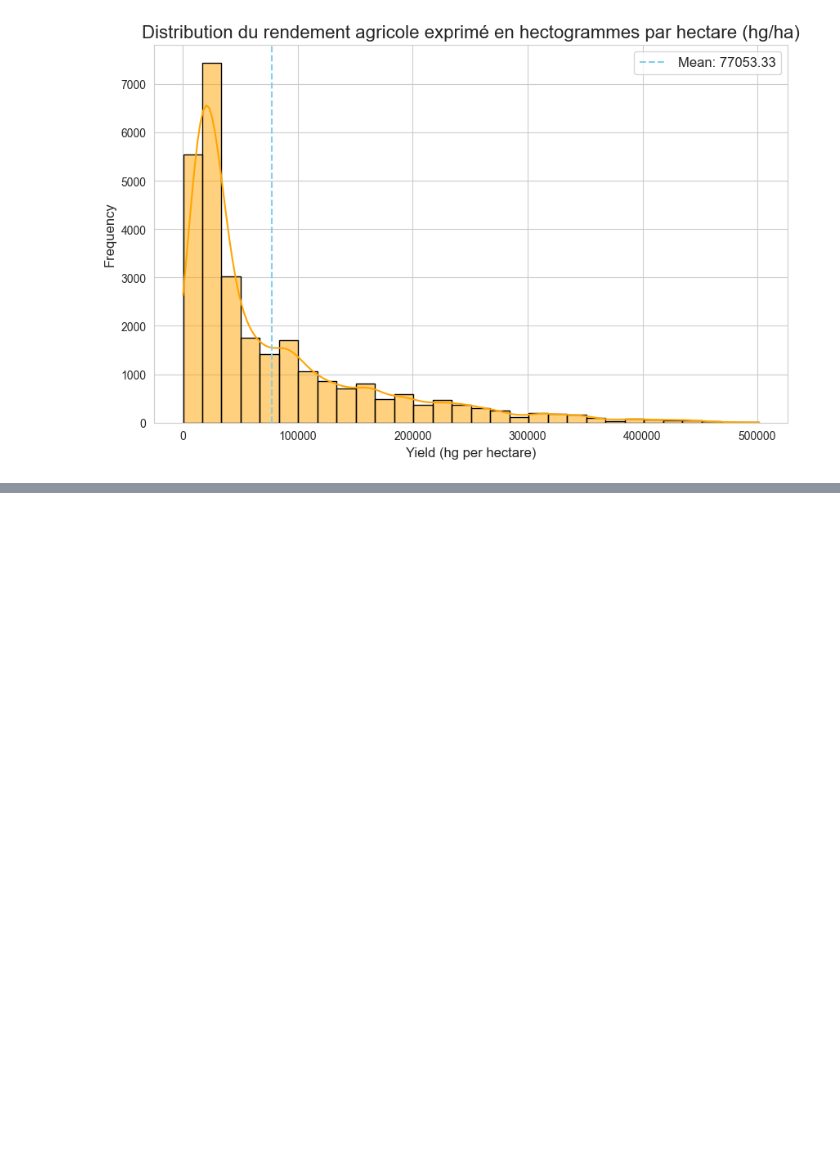
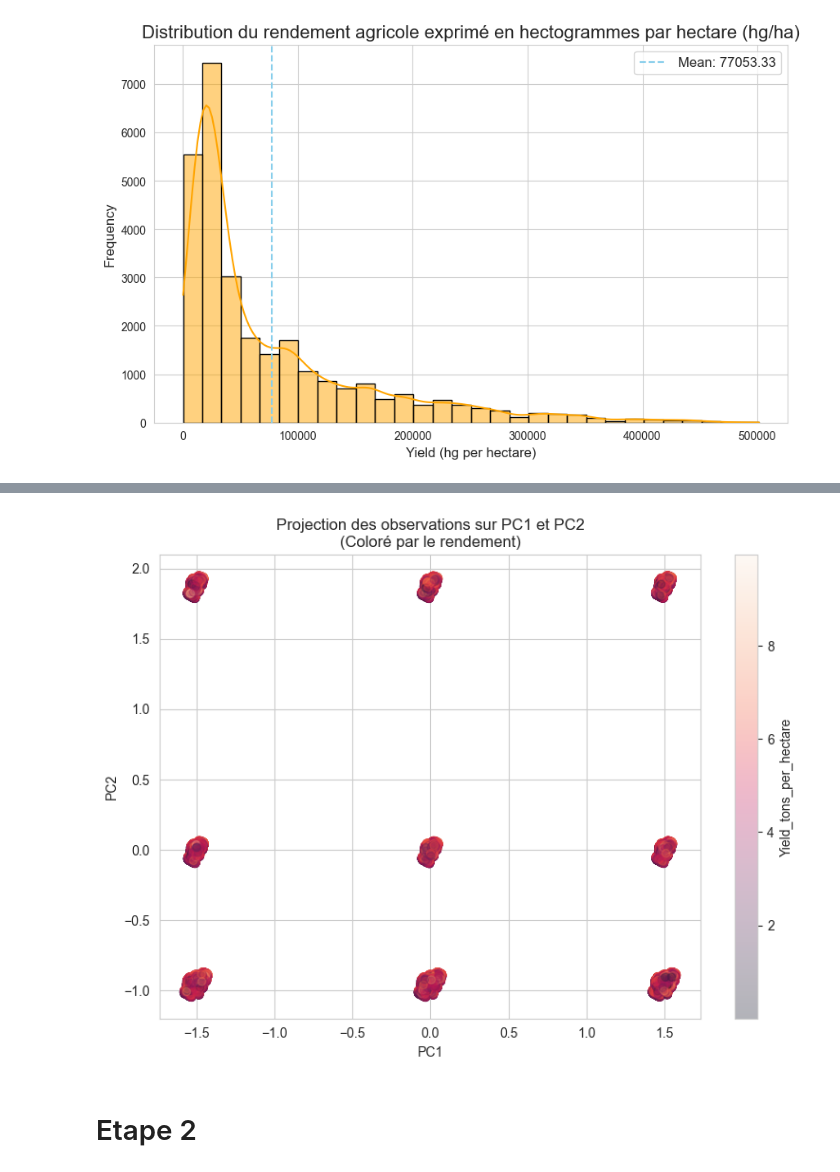
Before and after one commit to Vagaboss/Projet-12-agriculture-recommendations, a Jupyter notebook: dataexpo_p12.ipynb, the cells around one changed output, grey strips where cells are left out. Cells and saved outputs as stored; diff of their text form; code cells hidden in the pictures; blank space fills up the shorter version.

```diff
--- a/dataexpo_p12.ipynb
+++ b/dataexpo_p12.ipynb
@@ -641,0 +673,11 @@ plt.legend(fontsize=12)
+# %%
+# One-hot encoding
+df_enc = pd.get_dummies(
+    crop_yield,
+    columns=["Region", "Soil_Type", "Crop", "Weather_Condition"],
+    drop_first=True
+)
+
+# X et y
+X = df_enc.drop(columns=["Yield_tons_per_hectare"])
+y = df_enc["Yield_tons_per_hectare"]
@@ -641,0 +782,20 @@ plt.legend(fontsize=12)
+# %%
+# Projection des données sur les 2 premières composantes
+X_pca = pca.transform(X_scaled)
+pc1 = X_pca[:, 0]
+pc2 = X_pca[:, 1]
+
+plt.figure(figsize=(8,6))
+scatter = plt.scatter(pc1, pc2, c=y, alpha=0.3)
+plt.colorbar(scatter, label="Yield_tons_per_hectare")
+
+plt.xlabel("PC1")
+plt.ylabel("PC2")
+plt.title("Projection des observations sur PC1 et PC2\n(Coloré par le rendement)")
+plt.grid(True)
+plt.tight_layout()
+plt.show()
+# %% [output]
+[figure, added]
+# %% [markdown]
+# Etape 2
```
Also changed, not shown: parts of 8 cells of this notebook.
